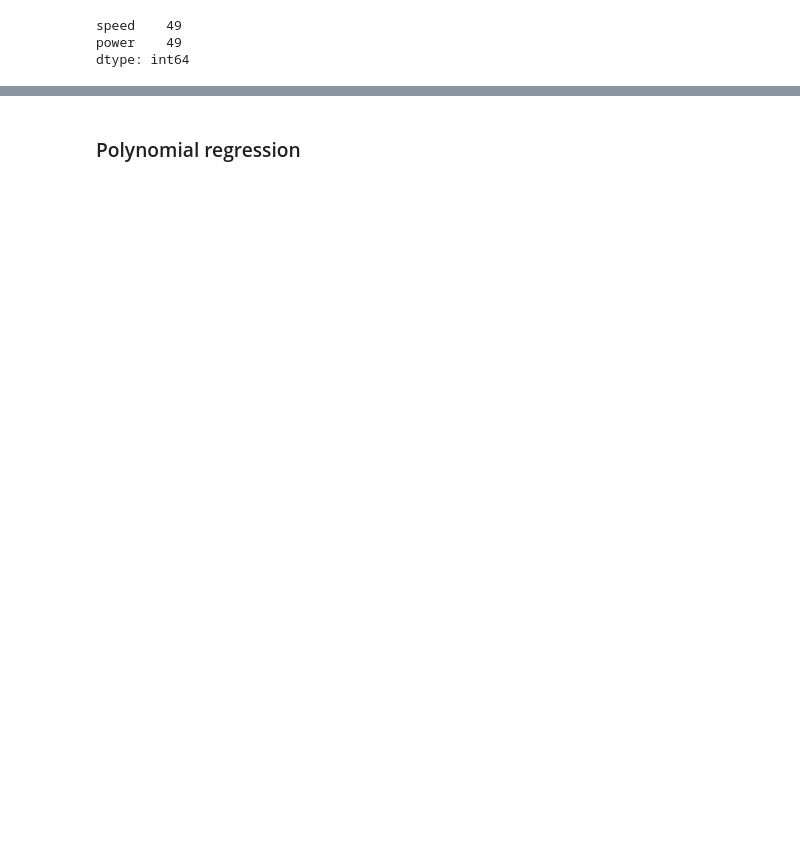
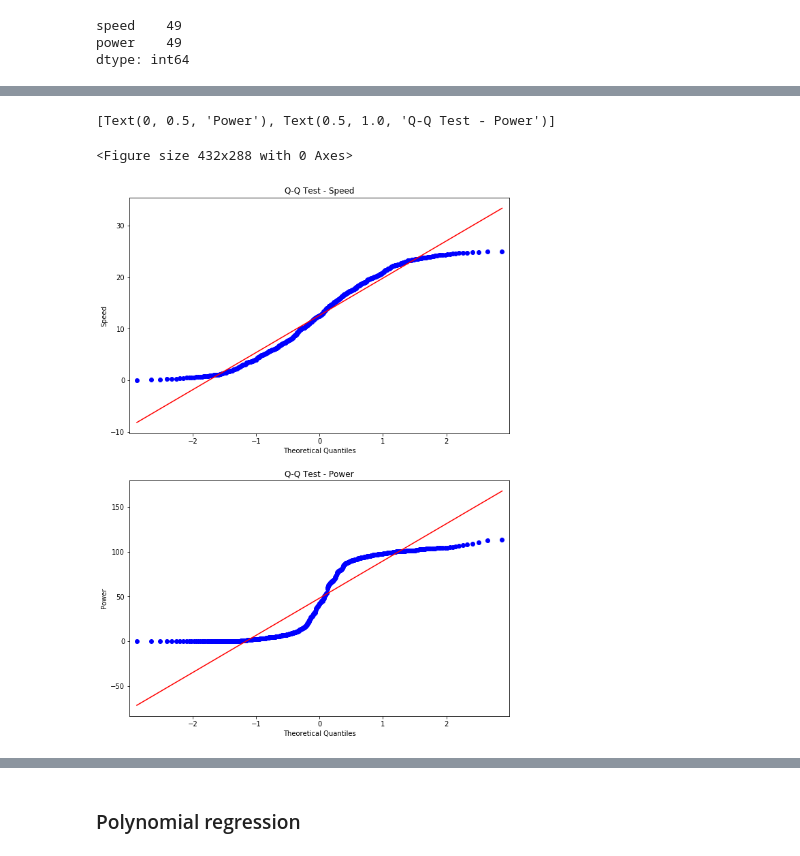
Before and after one commit to Slawak1/MLS-Project-2020, a Jupyter notebook: MLS_Project_2020.ipynb, the cells around one changed output, grey strips where cells are left out. Cells and saved outputs as stored; diff of their text form; code cells hidden in the pictures; blank space fills up the shorter version.

```diff
--- a/MLS_Project_2020.ipynb
+++ b/MLS_Project_2020.ipynb
@@ -140,0 +201,18 @@ Text(0.5, 0, 'Wind Speed')
+# %%
+# Q-Q Plot
+plt.figure()
+
+fig, ax = plt.subplots(2,1, figsize=(10, 14))
+
+# plot qq charts with data
+qqplot(df['speed'],ax = ax[0], line='s', )
+qqplot(df['power'],ax = ax[1], line='s', )
+
+
+# set title and axis labels
+ax[0].set(title='Q-Q Test - Speed', ylabel = 'Speed' )
+ax[1].set(title='Q-Q Test - Power', ylabel = 'Power')
+# %% [output]
+[Text(0, 0.5, 'Power'), Text(0.5, 1.0, 'Q-Q Test - Power')]
+<Figure size 432x288 with 0 Axes>
+[figure, added]
```
Also changed, not shown: parts of 24 cells of this notebook.
